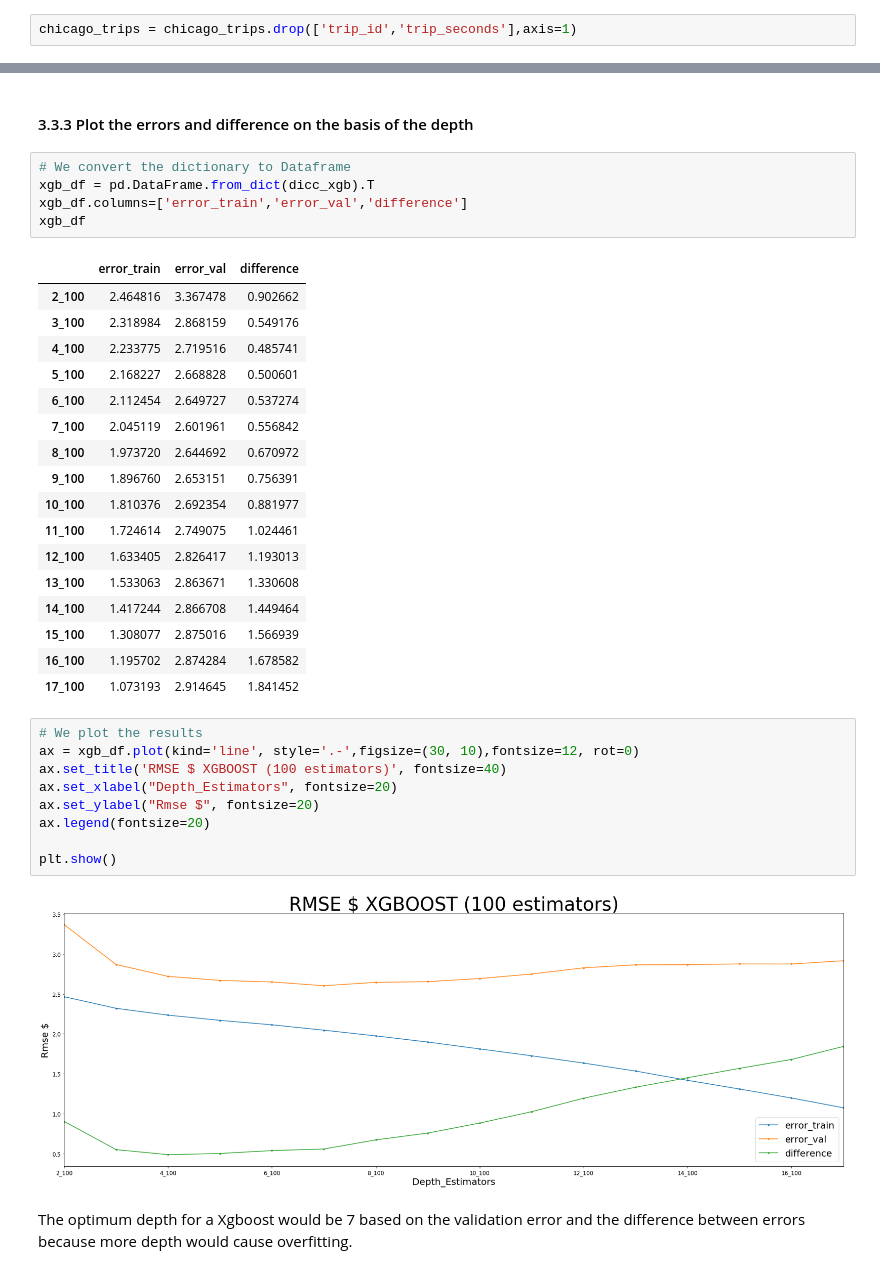
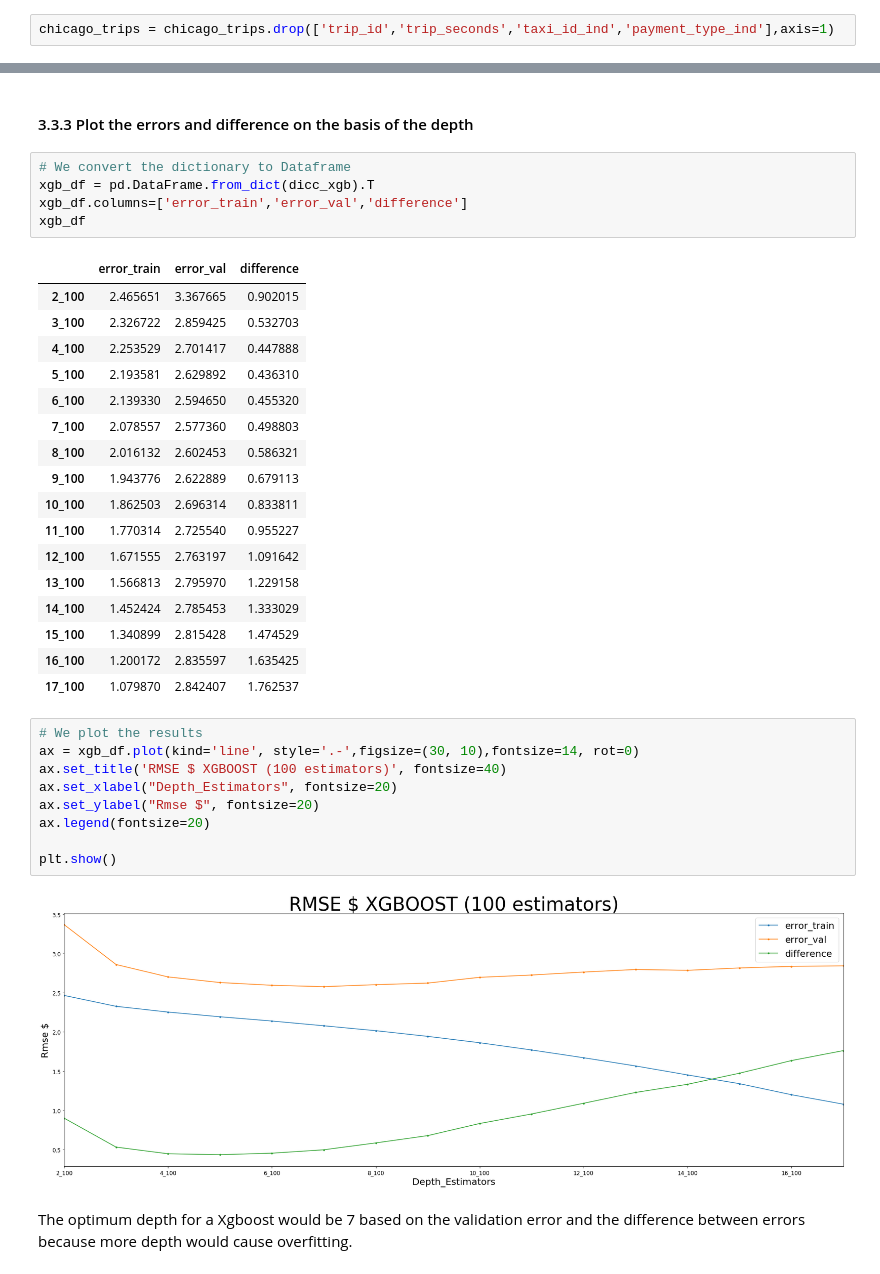
Before and after one commit to alvarofernandezmalagon/TFM-Taxi-Fare-Prediction, a Jupyter notebook: Scripts/sample_model.ipynb, the cells around one changed output, grey strips where cells are left out. Drawn from its saved outputs; the diff is of its cells as text.

```diff
--- a/Scripts/sample_model.ipynb
+++ b/Scripts/sample_model.ipynb
@@ -74,4 +74,4 @@ dtype: object
 # %% [markdown]
 ### 2.3 We eliminate the feautures that are not useful
 # %%
-chicago_trips = chicago_trips.drop(['trip_id','trip_seconds'],axis=1)
+chicago_trips = chicago_trips.drop(['trip_id','trip_seconds','taxi_id_ind','payment_type_ind'],axis=1)
@@ -413,33 +435,33 @@ xgb_df.columns=['error_train','error_val','difference']
 xgb_df
 # %% [output]
 |  | error_train | error_val | difference |
-| 2_100 | 2.464816 | 3.367478 | 0.902662 |
-| 3_100 | 2.318984 | 2.868159 | 0.549176 |
-| 4_100 | 2.233775 | 2.719516 | 0.485741 |
-| 5_100 | 2.168227 | 2.668828 | 0.500601 |
-| 6_100 | 2.112454 | 2.649727 | 0.537274 |
-| 7_100 | 2.045119 | 2.601961 | 0.556842 |
-| 8_100 | 1.973720 | 2.644692 | 0.670972 |
-| 9_100 | 1.896760 | 2.653151 | 0.756391 |
-| 10_100 | 1.810376 | 2.692354 | 0.881977 |
-| 11_100 | 1.724614 | 2.749075 | 1.024461 |
-| 12_100 | 1.633405 | 2.826417 | 1.193013 |
-| 13_100 | 1.533063 | 2.863671 | 1.330608 |
-| 14_100 | 1.417244 | 2.866708 | 1.449464 |
-| 15_100 | 1.308077 | 2.875016 | 1.566939 |
-| 16_100 | 1.195702 | 2.874284 | 1.678582 |
-| 17_100 | 1.073193 | 2.914645 | 1.841452 |
+| 2_100 | 2.465651 | 3.367665 | 0.902015 |
+| 3_100 | 2.326722 | 2.859425 | 0.532703 |
+| 4_100 | 2.253529 | 2.701417 | 0.447888 |
+| 5_100 | 2.193581 | 2.629892 | 0.436310 |
+| 6_100 | 2.139330 | 2.594650 | 0.455320 |
+| 7_100 | 2.078557 | 2.577360 | 0.498803 |
+| 8_100 | 2.016132 | 2.602453 | 0.586321 |
+| 9_100 | 1.943776 | 2.622889 | 0.679113 |
+| 10_100 | 1.862503 | 2.696314 | 0.833811 |
+| 11_100 | 1.770314 | 2.725540 | 0.955227 |
+| 12_100 | 1.671555 | 2.763197 | 1.091642 |
+| 13_100 | 1.566813 | 2.795970 | 1.229158 |
+| 14_100 | 1.452424 | 2.785453 | 1.333029 |
+| 15_100 | 1.340899 | 2.815428 | 1.474529 |
+| 16_100 | 1.200172 | 2.835597 | 1.635425 |
+| 17_100 | 1.079870 | 2.842407 | 1.762537 |
 # %%
 # We plot the results
-ax = xgb_df.plot(kind='line', style='.-',figsize=(30, 10),fontsize=12, rot=0)
+ax = xgb_df.plot(kind='line', style='.-',figsize=(30, 10),fontsize=14, rot=0)
 ax.set_title('RMSE $ XGBOOST (100 estimators)', fontsize=40)
 ax.set_xlabel("Depth_Estimators", fontsize=20)
 ax.set_ylabel("Rmse $", fontsize=20)
 ax.legend(fontsize=20)
 
 plt.show()
 # %% [output]
-[figure, old version]
+[figure, new version]
 # %% [markdown]
 The optimum depth for a Xgboost would be 7 based on the validation error and the difference between errors because more depth would cause overfitting.
 # %% [markdown]
```
Also changed, not shown: parts of 45 cells of this notebook, 8 other files.
